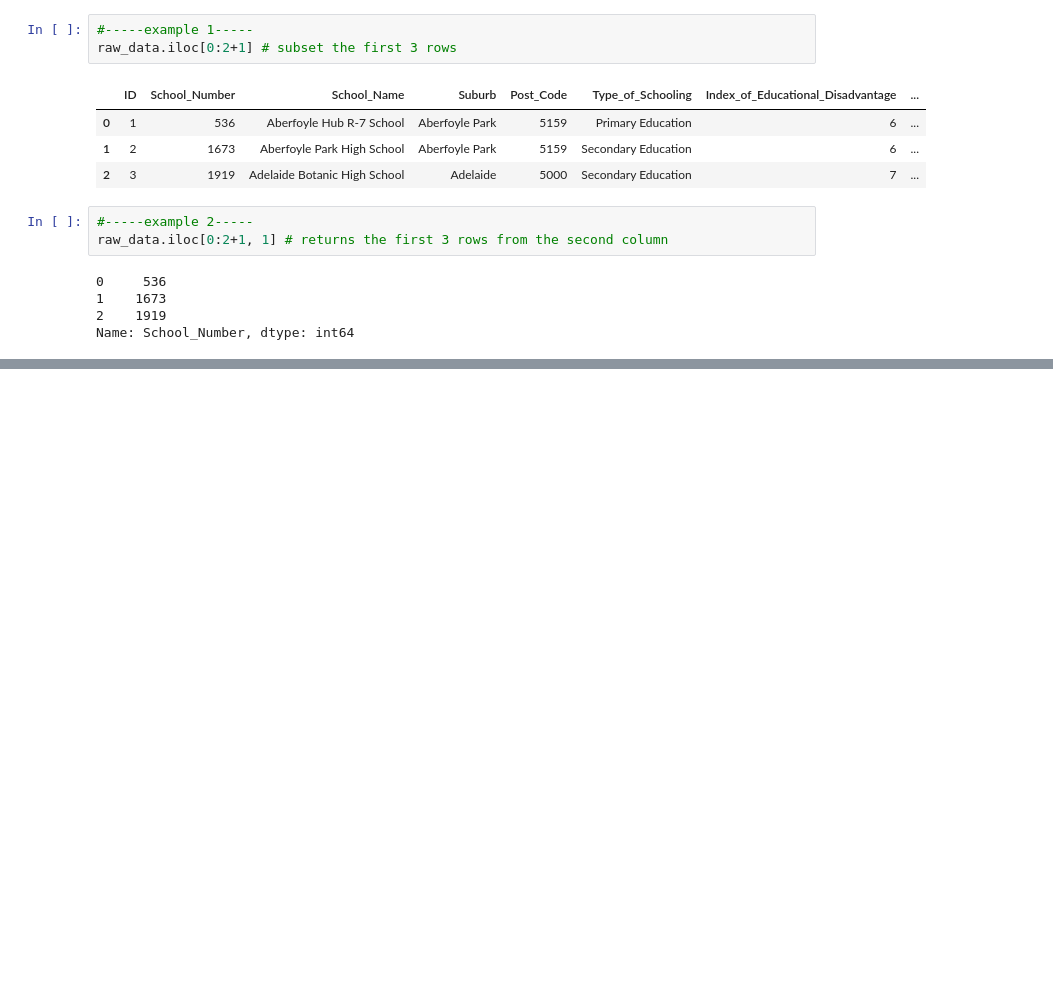
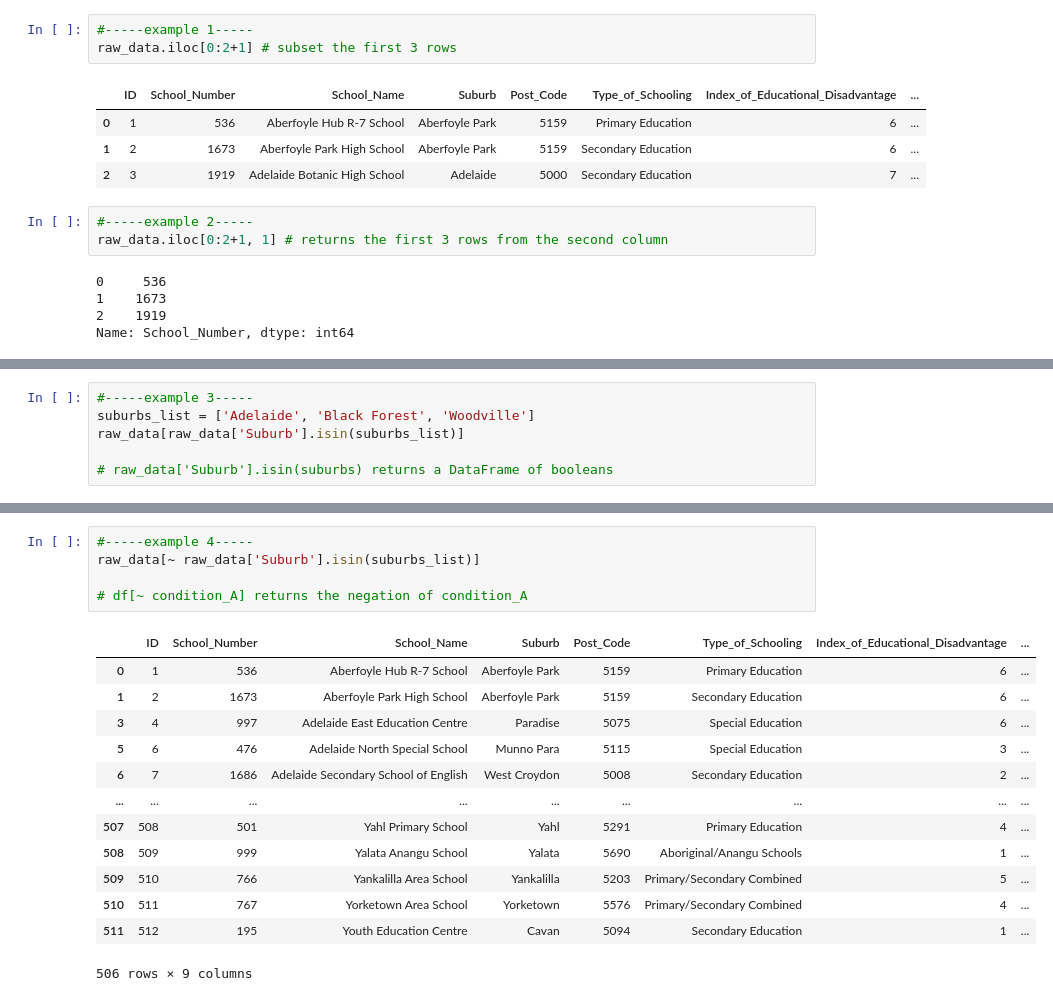
Before and after one commit to erikaduan/python_data_science_tips, a Jupyter notebook: 03_notebooks/04_Manipulating-Pandas-DataFrames.ipynb, the cells around one changed output, grey strips where cells are left out. Saved outputs shown, nothing was run; the diff lists cells and outputs as text; blank space fills up the shorter version.

```diff
--- a/03_notebooks/04_Manipulating-Pandas-DataFrames.ipynb
+++ b/03_notebooks/04_Manipulating-Pandas-DataFrames.ipynb
@@ -212,0 +211,6 @@ print(type(students[["id"]])) # DataFrame
+# %%
+#-----example 3-----
+suburbs_list = ['Adelaide', 'Black Forest', 'Woodville']
+raw_data[raw_data['Suburb'].isin(suburbs_list)]
+
+# raw_data['Suburb'].isin(suburbs) returns a DataFrame of booleans
@@ -212,0 +225,19 @@ print(type(students[["id"]])) # DataFrame
+# %%
+#-----example 4-----
+raw_data[~ raw_data['Suburb'].isin(suburbs_list)]
+
+# df[~ condition_A] returns the negation of condition_A
+# %% [output]
+|  | ID | School_Number | School_Name | Suburb | Post_Code | Type_of_Schooling | Index_of_Educational_Disadvantage | ... |
+| 0 | 1 | 536 | Aberfoyle Hub R-7 School | Aberfoyle Park | 5159 | Primary Education | 6 | ... |
+| 1 | 2 | 1673 | Aberfoyle Park High School | Aberfoyle Park | 5159 | Secondary Education | 6 | ... |
+| 3 | 4 | 997 | Adelaide East Education Centre | Paradise | 5075 | Special Education | 6 | ... |
+| 5 | 6 | 476 | Adelaide North Special School | Munno Para | 5115 | Special Education | 3 | ... |
+| 6 | 7 | 1686 | Adelaide Secondary School of English | West Croydon | 5008 | Secondary Education | 2 | ... |
+| ... | ... | ... | ... | ... | ... | ... | ... | ... |
+| 507 | 508 | 501 | Yahl Primary School | Yahl | 5291 | Primary Education | 4 | ... |
+| 508 | 509 | 999 | Yalata Anangu School | Yalata | 5690 | Aboriginal/Anangu Schools | 1 | ... |
+| 509 | 510 | 766 | Yankalilla Area School | Yankalilla | 5203 | Primary/Secondary Combined | 5 | ... |
+| 510 | 511 | 767 | Yorketown Area School | Yorketown | 5576 | Primary/Secondary Combined | 4 | ... |
+| 511 | 512 | 195 | Youth Education Centre | Cavan | 5094 | Secondary Education | 1 | ... |
+506 rows × 9 columns
```
Also changed, not shown: parts of 42 cells of this notebook, 1 other file.
